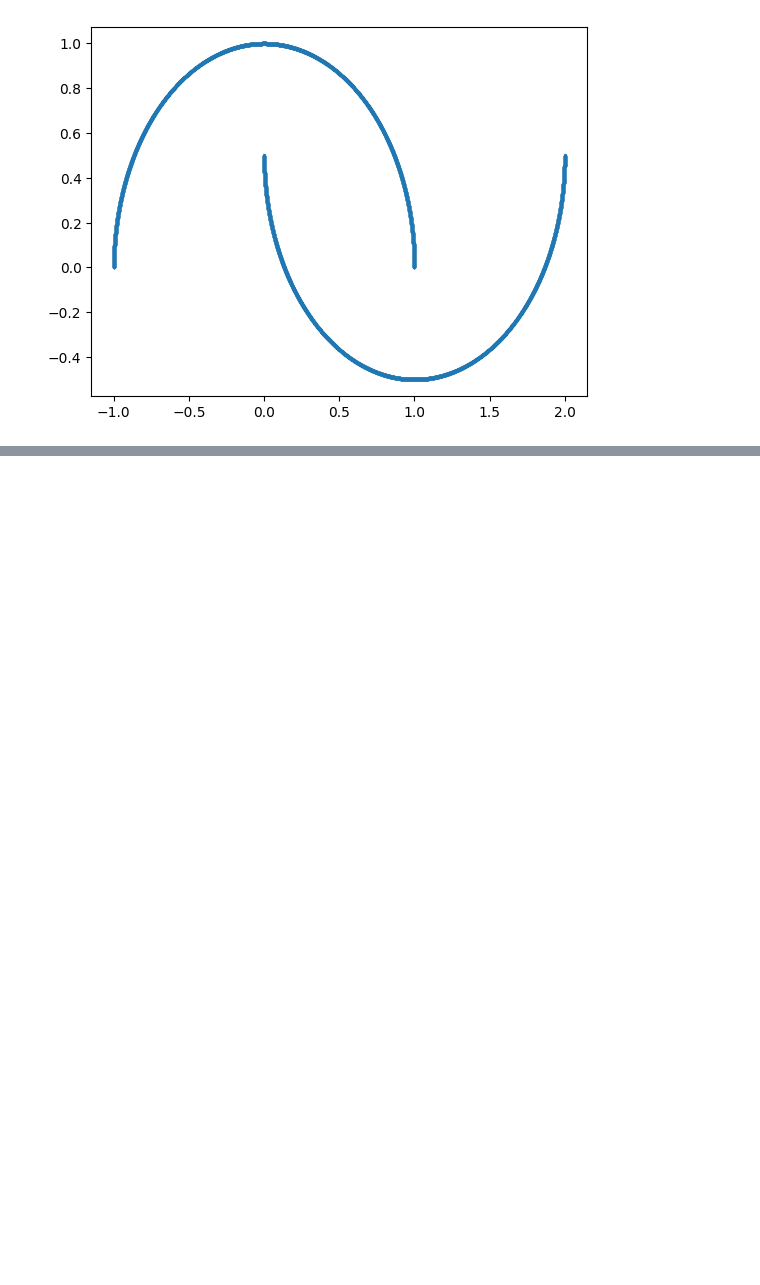
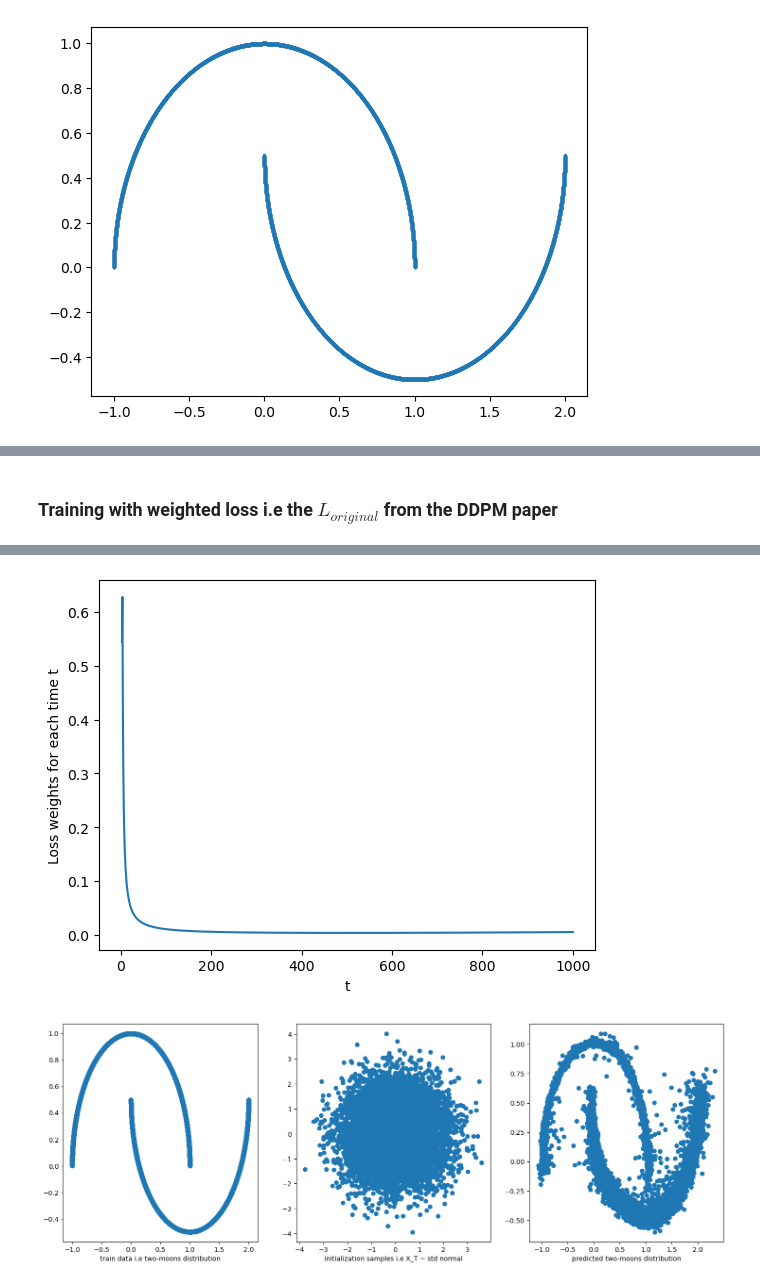
Before and after one commit to guthasaibharathchandra/ddpm_base, a Jupyter notebook: part1a.ipynb, the cells around one changed output, grey strips where cells are left out. Saved outputs shown, nothing was run; the diff lists cells and outputs as text; code cells hidden in the pictures; blank space fills up the shorter version.

```diff
--- a/part1a.ipynb
+++ b/part1a.ipynb
@@ -17,0 +98,12 @@ plt.scatter(X_train[:,0],X_train[:,1],s=2)
+# %% [markdown]
+### Training with weighted loss i.e the $L_{original}$ from the DDPM paper
+# %%
+model = simpleMLP(inpfeat=2)
+print('Training with weighted loss i.e the original DDPM loss')
+ddpm_model = DDPM(schedule=schedule,model=model,weightedloss=True,cuda=True)
+plt.plot(np.arange(2,T+1,step=1),ddpm_model.loss_weights[2:])
+plt.xlabel('t')
+plt.ylabel('Loss weights for each time t')
+train(ddpm_model, X_train, num_epochs=1000, batch_size=128, savefreq=1000, prefix='two-moons-wl')
+infer(ddpm_model, schedule, inpfeat=2, prefix='two-moons')
+# %% [output]
@@ -17,0 +127,2 @@ plt.scatter(X_train[:,0],X_train[:,1],s=2)
+[figure, added]
+[figure, added]
```
Also changed, not shown: parts of 25 cells of this notebook, 2 other files.
